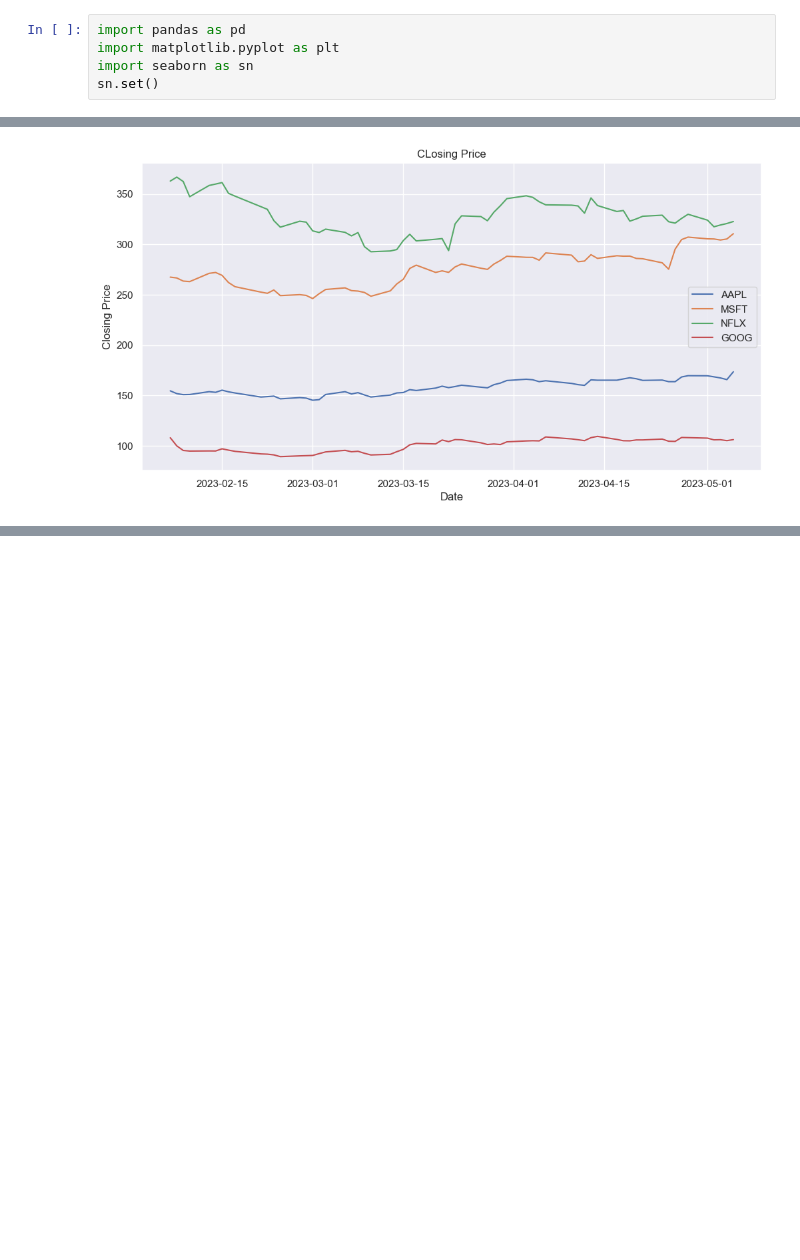
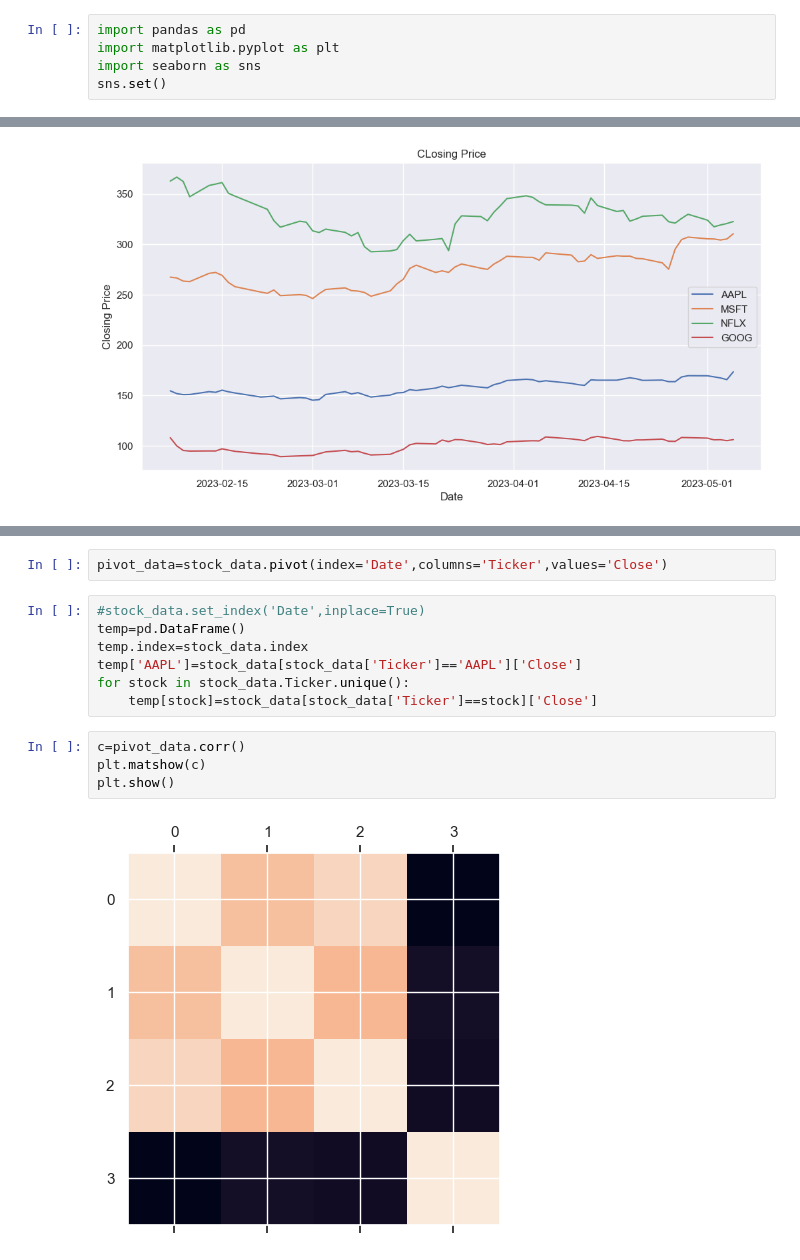
Before and after one commit to lucaslulucaslu/Data-Science-Practice-Projects, a Jupyter notebook: 11. Stock Price Forecasting/Stock Price Forecasting.ipynb, the cells around one changed output, grey strips where cells are left out. Saved outputs shown, nothing was run; the diff lists cells and outputs as text; blank space fills up the shorter version.

```diff
--- a/11. Stock Price Forecasting/Stock Price Forecasting.ipynb
+++ b/11. Stock Price Forecasting/Stock Price Forecasting.ipynb
@@ -1,8 +1,8 @@
 # %%
 import pandas as pd
 import matplotlib.pyplot as plt
-import seaborn as sn
-sn.set()
+import seaborn as sns
+sns.set()
 # %%
 stock_data=pd.read_csv('..\\datasets\\Stock-Price-Forecasting\\stocks.csv')
 # %%
@@ -65,0 +75,15 @@ plt.show()
+# %%
+pivot_data=stock_data.pivot(index='Date',columns='Ticker',values='Close')
+# %%
+#stock_data.set_index('Date',inplace=True)
+temp=pd.DataFrame()
+temp.index=stock_data.index
+temp['AAPL']=stock_data[stock_data['Ticker']=='AAPL']['Close']
+for stock in stock_data.Ticker.unique():
+    temp[stock]=stock_data[stock_data['Ticker']==stock]['Close']
+# %%
+c=pivot_data.corr()
+plt.matshow(c)
+plt.show()
+# %% [output]
+[figure, added]
```
Also changed, not shown: parts of 3 cells of this notebook, 1 other file.
